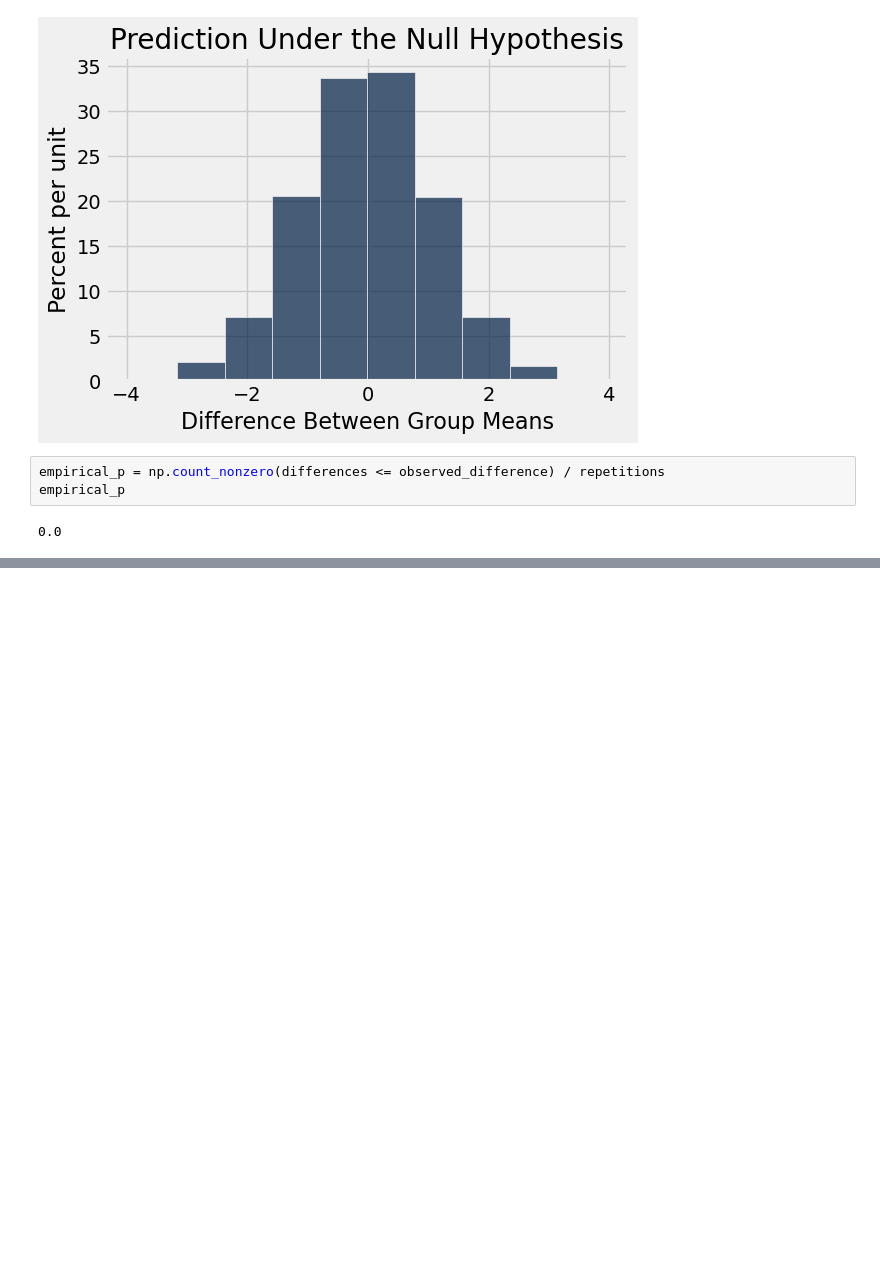
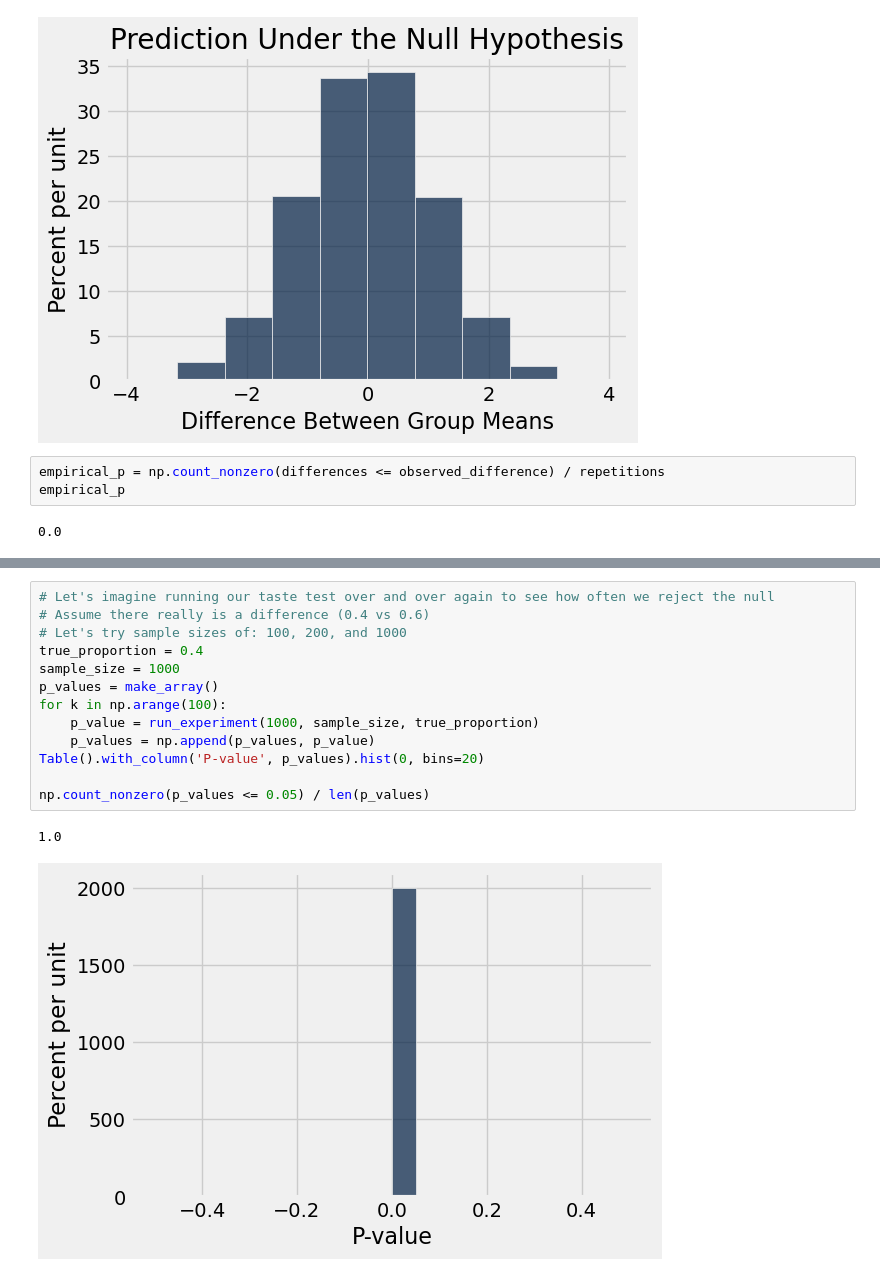
Before and after one commit to lawtonsclass/s26-code-from-class, a Jupyter notebook: data8/ch12.ipynb, the cells around one changed output, grey strips where cells are left out. Cells and saved outputs as stored; diff of their text form; blank space fills up the shorter version.

```diff
--- a/data8/ch12.ipynb
+++ b/data8/ch12.ipynb
@@ -189,0 +319,16 @@ empirical_p
+# %%
+# Let's imagine running our taste test over and over again to see how often we reject the null
+# Assume there really is a difference (0.4 vs 0.6)
+# Let's try sample sizes of: 100, 200, and 1000
+true_proportion = 0.4
+sample_size = 1000
+p_values = make_array()
+for k in np.arange(100):
+    p_value = run_experiment(1000, sample_size, true_proportion)
+    p_values = np.append(p_values, p_value)
+Table().with_column('P-value', p_values).hist(0, bins=20)
+
+np.count_nonzero(p_values <= 0.05) / len(p_values)
+# %% [output]
+1.0
+[figure, added]
```
Also changed, not shown: parts of 31 cells of this notebook.
